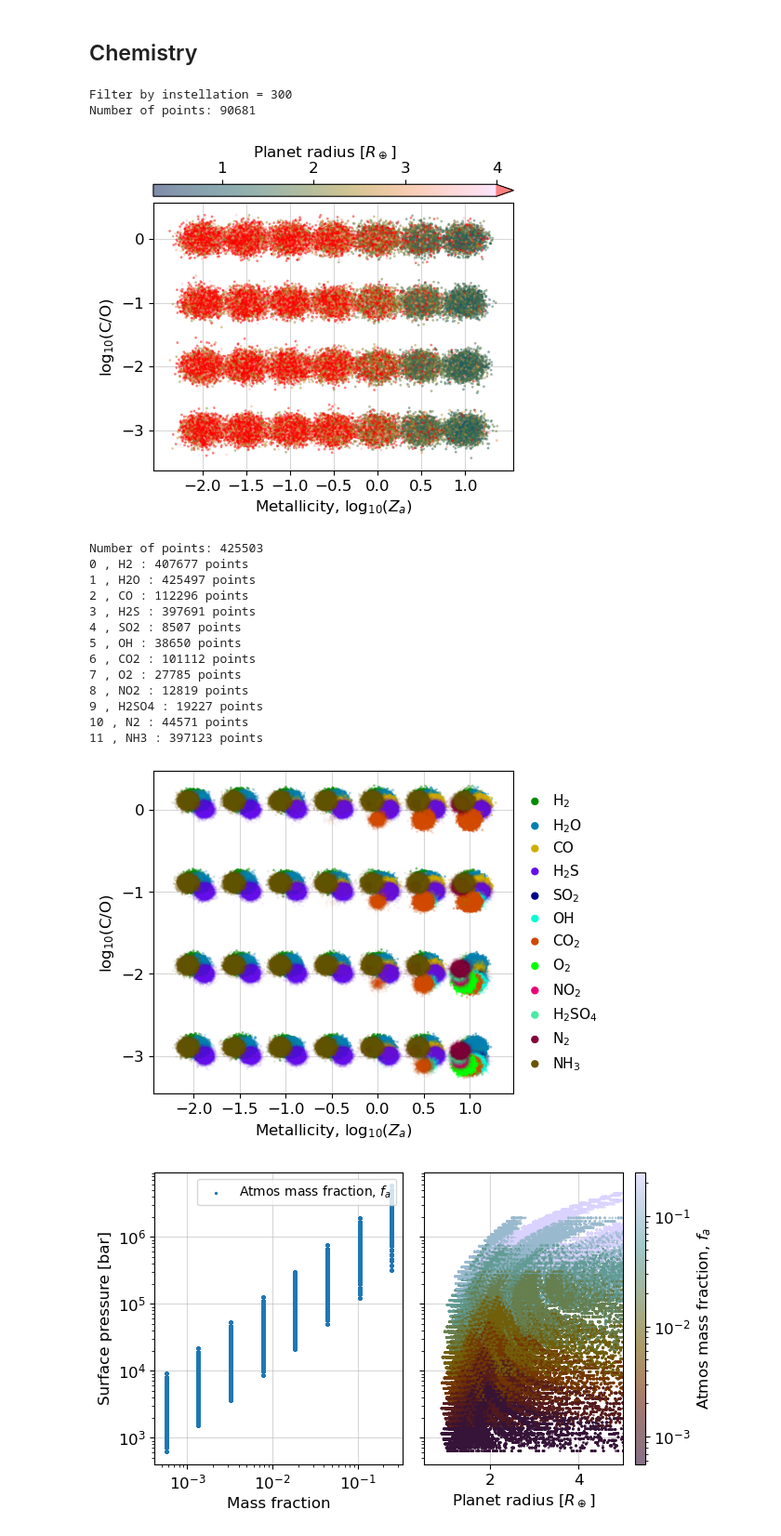
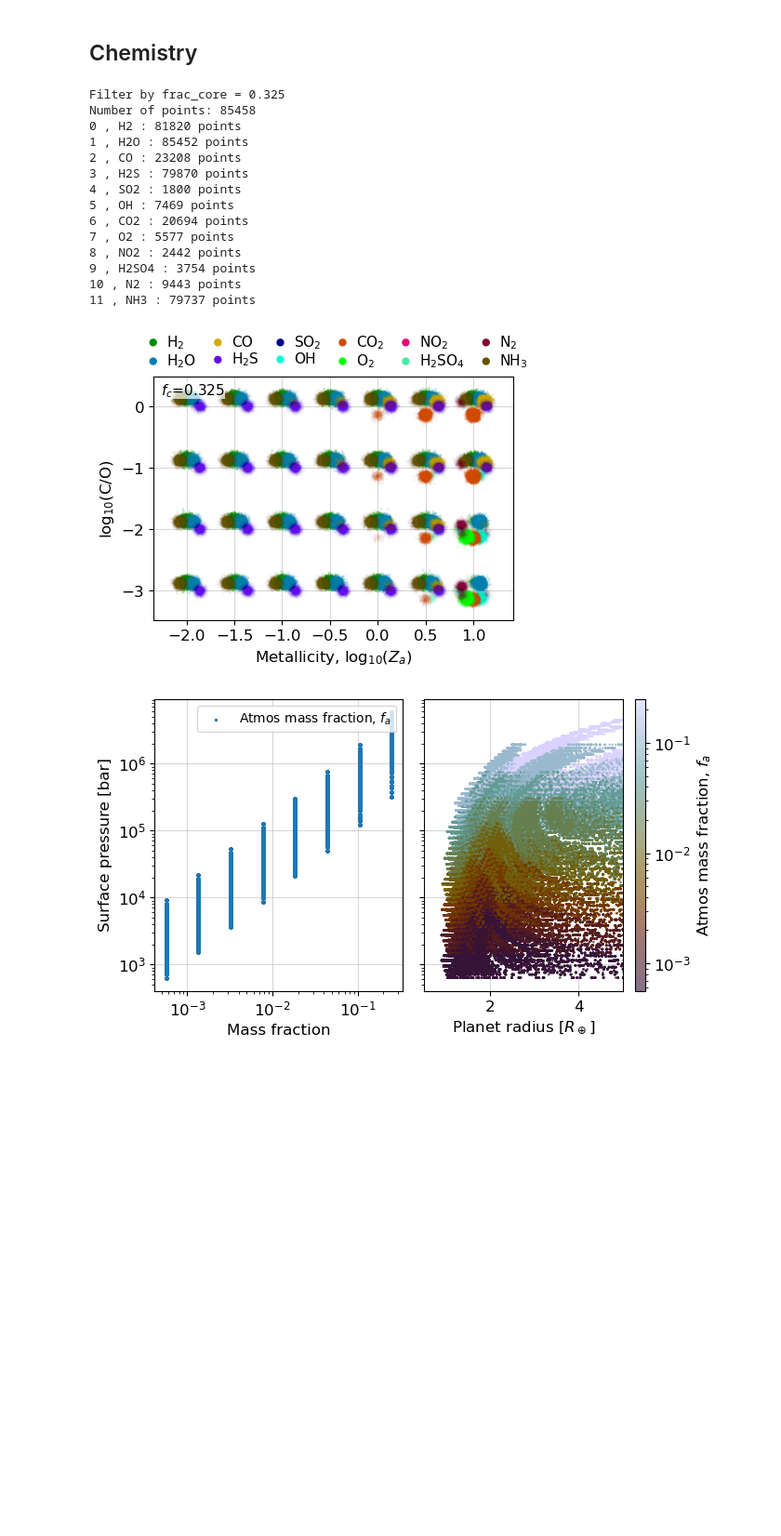
Before and after one commit to nichollsh/InferAGNI, a Jupyter notebook: notebooks/paper_grid.ipynb, the cells around one changed output. Shown at 93% size. Saved outputs shown, nothing was run; the diff lists cells and outputs as text; code cells hidden in the pictures; blank space fills up the shorter version.

```diff
--- a/notebooks/paper_grid.ipynb
+++ b/notebooks/paper_grid.ipynb
@@ -358,7 +358,7 @@ abc = 'abcdefghijklmnopqrstuvwxyz'
 {'index': 8, 'name': 'Neptune', 'mass': 17.085427135678394, 'radius': 3.882721856381311, 'semi_major_axis': 30.180481283422463, 'orbital_period': 59800.0, 'eccentricity': 0.01, 'temp_calculated': 73.1 ...
 {'index': 9, 'name': 'Pluto', 'mass': 0.0021775544388609714, 'radius': 0.18626528692380057, 'semi_major_axis': 39.48128342245989, 'orbital_period': 90560.0, 'eccentricity': 0.244, 'temp_calculated': 4 ...
 # %%
-hist_mass_min = 0.1  # M_earth
+hist_mass_min = 0.3  # M_earth
 hist_mass_max = 17.0 # M_earth
 # hist_label = f"{hist_mass_min:g}" + r"< $M_p/M_{\oplus}$ < " + f"{hist_mass_max:g}"
 hist_label = r"$M_p/M_{\oplus}$ < " + f"{hist_mass_max:g}"
@@ -1280,7 +1362,7 @@ Saved plot to output/grid_022/histogram_2.pdf
 # %%
 id = 0
 
-def plot_chem(zkey=None, controls=None, vmr_min=1e-5):
+def plot_chem(zkey=None, controls=None, vmr_min=1e-5, show_controls=True, show_legend=True):
 
     # copy dataframe
     subdata = deepcopy(data)
@@ -1302,7 +1384,8 @@ def plot_chem(zkey=None, controls=None, vmr_min=1e-5):
 
     print(f"Number of points: {len(subdata)}")
 
-    fig,ax = plt.subplots(1,1, figsize=(5,4.5))
+    figsize = (5,3.4)
+    fig,ax = plt.subplots(1,1, figsize=figsize)
 
     # get data
     xkey = "logZ"
@@ -1311,7 +1394,7 @@ def plot_chem(zkey=None, controls=None, vmr_min=1e-5):
     y = subdata[ykey] * varprops[ykey].scale
 
     ms = 4
-    al = 0.5
+    al = 0.15
 
     if zkey == "domgas":
         _gases = []
@@ -1322,8 +1405,10 @@ def plot_chem(zkey=None, controls=None, vmr_min=1e-5):
             if (key in subdata.keys()) and (np.any(subdata[key] > vmr_min)):
                 _gases.append(gas)
 
-        xjit = np.random.normal(loc=x, scale=4e-2, size=len(x))
-        yjit = np.random.normal(loc=y, scale=4e-2, size=len(y))
+        sjit = 3e-2
+        xjit = np.random.normal(loc=x, scale=sjit, size=len(x))
+        yjit = np.random.normal(loc=y, scale=sjit*figsize[0]/figsize[1], size=len(y))
+        rjit = 0.14
 
 
         # plot each gas
@@ -1332,7 +1417,7 @@ def plot_chem(zkey=None, controls=None, vmr_min=1e-5):
 
             # log
             log_min = np.log10(vmr_min)
-            _a = ( np.log10(np.clip(subdata[f"vmr_{gas}"], vmr_min,1)) - log_min) / (0-log_min)
+            _a = ( np.log10(subdata[f"vmr_{gas}"].values) - log_min) / (0-log_min)
             _a = al * _a
 
             # linear
@@ -1341,8 +1426,8 @@ def plot_chem(zkey=None, controls=None, vmr_min=1e-5):
 
             ec = 'none'
             marker = 'o'
-            dy = 0.12 * np.cos(i/len(_gases)*2*np.pi)
-            dx = 0.12 * np.sin(i/len(_gases)*2*np.pi)
+            dy = rjit * np.cos(i/len(_gases)*2*np.pi)
+            dx = rjit * np.sin(i/len(_gases)*2*np.pi)
 
             # plot data
             _x = xjit[mask] + dx
@@ -1358,8 +1443,10 @@ def plot_chem(zkey=None, controls=None, vmr_min=1e-5):
             # legend handle
             ax.scatter([],[],label=latexify(gas),color=gas_colors[gas], edgecolors='none', marker=marker)
 
-        ax.legend(fontsize=11, loc='center left', bbox_to_anchor=(1.0,0.5),
-                    ncols=1, handletextpad=0.2, borderpad=0, frameon=False)
+        if show_legend:
+            ax.legend(fontsize=11, loc='lower center', bbox_to_anchor=(0.5,1.0),
+                        columnspacing=0.5, labelspacing=0.1,
+                        ncols=6, handletextpad=-0.05, borderpad=0, frameon=False)
 
     else:
 
@@ -1380,7 +1467,7 @@ def plot_chem(zkey=None, controls=None, vmr_min=1e-5):
         try:
             cmap = varprops[zkey].cmap
         except :
-            cmap = batlow
+            cmap = cm.batlow
         cmap = deepcopy(cmap)
         extend = "neither"
         if np.any(z >= vmax):
@@ -1389,52 +1476,60 @@ def plot_chem(zkey=None, controls=None, vmr_min=1e-5):
 
         xjit = np.random.normal(loc=x, scale=1e-1, size=len(x))
         yjit = np.random.normal(loc=y, scale=1e-1, size=len(y))
 
         sm = ax.scatter(xjit,yjit, c=z, label=varprops[zkey].label, marker='o', s=ms,
                             norm = nrm, cmap = cmap, vmin=vmin, vmax=vmax,
                             rasterized=True, zorder=2, alpha=al, edgecolors='none')
 
         cb = fig.colorbar(sm, ax=ax, label=varprops[zkey].label, pad=0.02, norm=nrm,
                       location='top', aspect=30, extend=extend,)
+
+
+    if show_controls:
+        anno=""
+        for k,v in controls.items():
+            anno += f"{varprops[k].label_short}={v}\n"
+        anno = anno[:-1]
+        ax.text(0.02, 0.98, anno, transform=ax.transAxes, fontsize=11, ha='left',va='top',
+                zorder=9999, bbox=dict(facecolor='w', alpha=0.7, edgecolor='none',pad=0.1))
 
 
     if varprops[ykey].log:
         ax.set_yscale("log")
     ax.set_ylabel(varprops[ykey].label)
     ax.set_yticks(np.unique(y))
     if varprops[xkey].log:
         ax.set_xscale("log")
     ax.set_xlabel(varprops[xkey].label)
     ax.set_xticks(np.unique(x))
 
     ax.grid(zorder=-2, alpha=0.5)
     plt.show()
 
     global id
     id += 1
     outpath = os.path.join(plots_dir, f"chem_{id}.pdf")
     fig.savefig(outpath, dpi=DPI, bbox_inches='tight')
 
-plot_chem(zkey="r_phot", controls={"instellation":300})
-plot_chem(zkey="domgas", controls={})
+# plot_chem(zkey="t_surf", controls={"instellation":300})
+plot_chem(zkey="domgas", controls={"frac_core":0.325})
+# plot_chem(zkey="domgas", controls={"instellation":10.0}, show_legend=False)
 # %% [output]
-Filter by instellation = 300
-Number of points: 90681
+Filter by frac_core = 0.325
+Number of points: 85458
+0 , H2 : 81820 points
+1 , H2O : 85452 points
+2 , CO : 23208 points
+3 , H2S : 79870 points
+4 , SO2 : 1800 points
+5 , OH : 7469 points
+6 , CO2 : 20694 points
+7 , O2 : 5577 points
+8 , NO2 : 2442 points
+9 , H2SO4 : 3754 points
+10 , N2 : 9443 points
+11 , NH3 : 79737 points
-[figure, old version]
+[figure, new version]
-Number of points: 425503
-0 , H2 : 407677 points
-1 , H2O : 425497 points
-2 , CO : 112296 points
-3 , H2S : 397691 points
-4 , SO2 : 8507 points
-5 , OH : 38650 points
-6 , CO2 : 101112 points
-7 , O2 : 27785 points
-8 , NO2 : 12819 points
-9 , H2SO4 : 19227 points
-10 , N2 : 44571 points
-11 , NH3 : 397123 points
-[figure, removed]
 # %%
 df = data[data["succ"] > 0.1]
 ykey = "p_surf"
```
Also changed, not shown: parts of 5 cells of this notebook.
